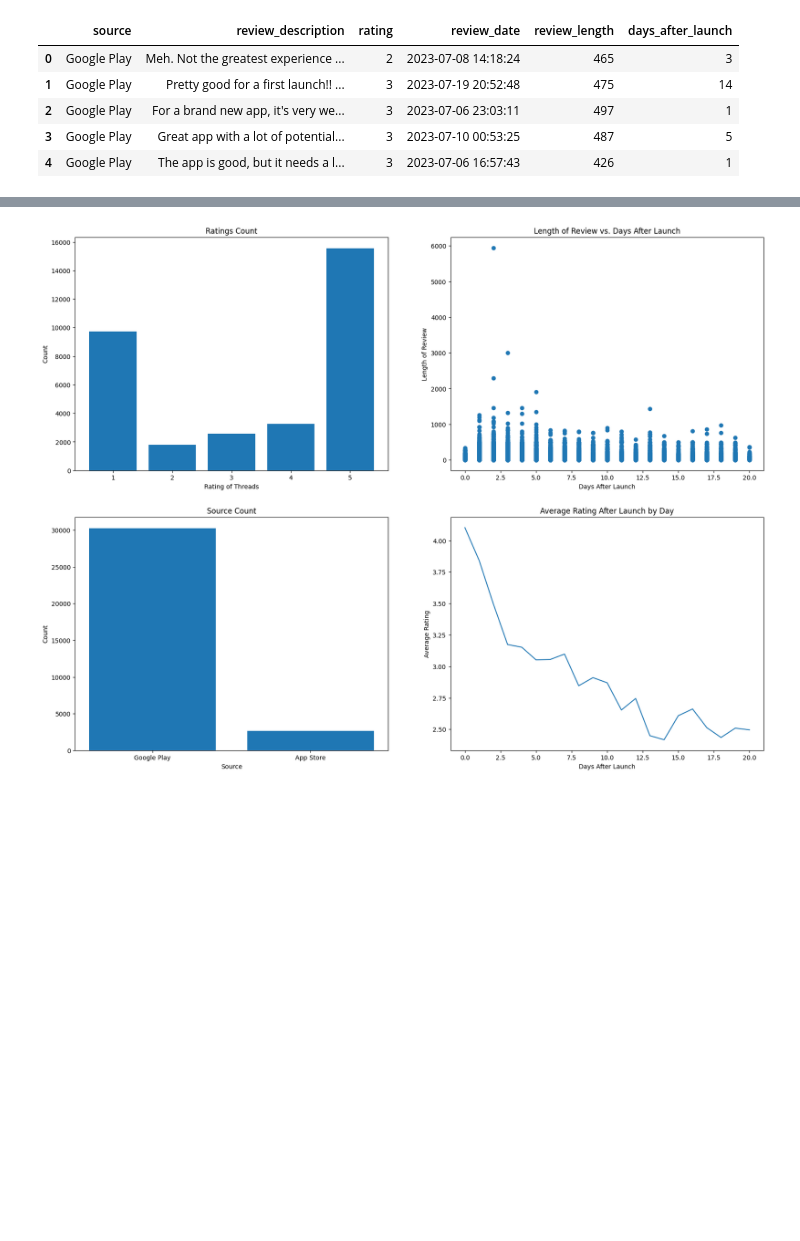
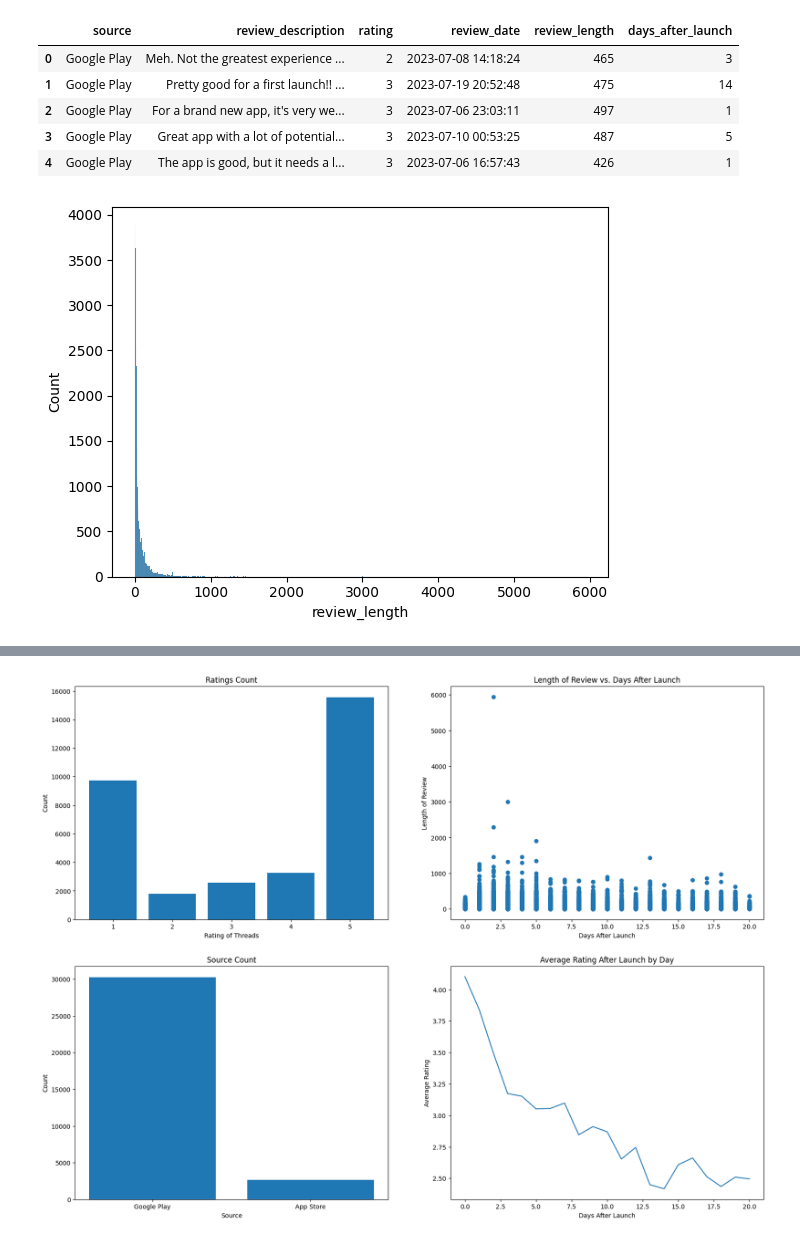
Before and after one commit to choucurtis987/dh140_final_project, a Jupyter notebook: final_project_notebook.ipynb, the cells around one changed output, grey strips where cells are left out. Drawn from its saved outputs; the diff is of its cells as text; code cells hidden in the pictures; blank space fills up the shorter version.

```diff
--- a/final_project_notebook.ipynb
+++ b/final_project_notebook.ipynb
@@ -83,3 +122,8 @@ df.head()
 ratings_count = df["rating"].value_counts().reset_index()
 sources_count = df["source"].value_counts().reset_index()
 avg_rating = df.groupby("days_after_launch")["rating"].mean().reset_index()
+# %%
+sns.histplot(df["review_length"])
+plt.show()
+# %% [output]
+[figure, added]
```
Also changed, not shown: parts of 26 cells of this notebook.
